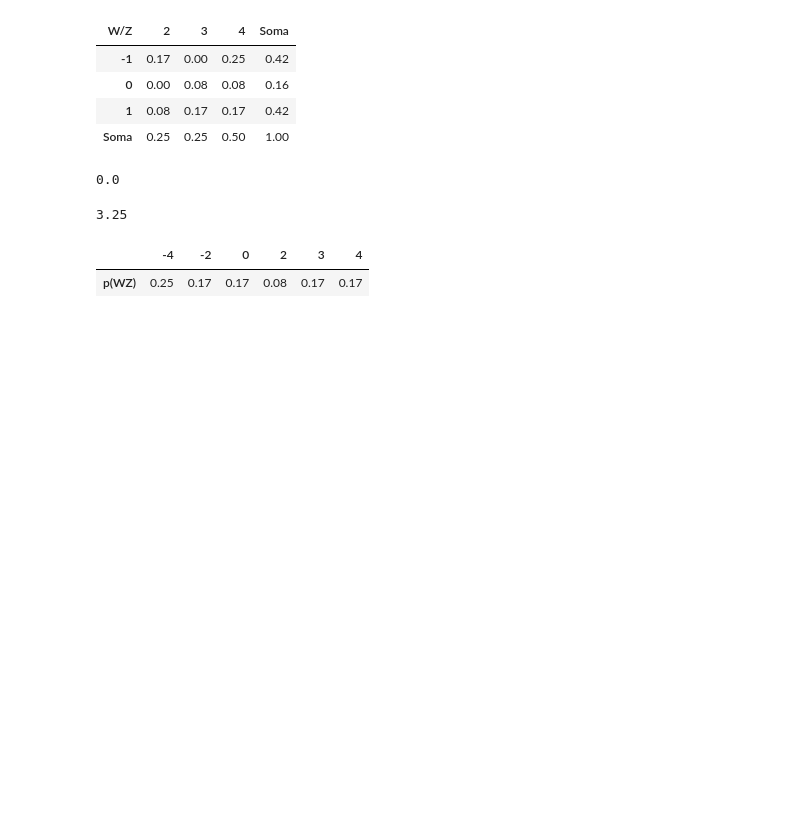
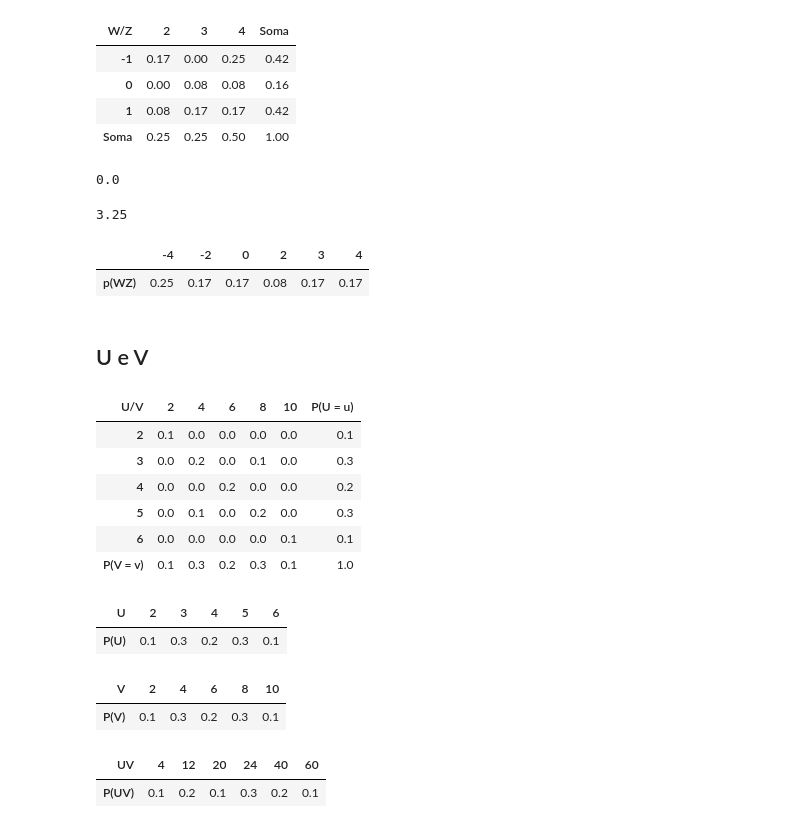
Before and after one commit to daniloyuudi/bonato, a Jupyter notebook: Exemplos_Aula_05.ipynb, the cells around one changed output. Drawn from its saved outputs; the diff is of its cells as text; code cells hidden in the pictures; blank space fills up the shorter version.

```diff
--- a/Exemplos_Aula_05.ipynb
+++ b/Exemplos_Aula_05.ipynb
@@ -527,3 +527,51 @@ dt_WZ
 # %% [output]
 |  | -4 | -2 | 0 | 2 | 3 | 4 |
 | p(WZ) | 0.25 | 0.17 | 0.17 | 0.08 | 0.17 | 0.17 |
+# %% [markdown]
+## U e V
+# %%
+data = [
+    [0.1, 0, 0, 0, 0, 0.1],
+    [0, 0.2, 0, 0.1, 0, 0.3],
+    [0, 0, 0.2, 0, 0, 0.2],
+    [0, 0.1, 0, 0.2, 0, 0.3],
+    [0, 0, 0, 0, 0.1, 0.1],
+    [0.1, 0.3, 0.2, 0.3, 0.1, 1]
+]
+index = [2, 3, 4, 5, 6, "P(V = v)"]
+columns = [2, 4, 6, 8, 10, "P(U = u)"]
+dt_UV = pd.DataFrame(data, index = index, columns = columns)
+dt_UV.columns.name = "U/V"
+dt_UV
+# %% [output]
+| U/V | 2 | 4 | 6 | 8 | 10 | P(U = u) |
+| 2 | 0.1 | 0.0 | 0.0 | 0.0 | 0.0 | 0.1 |
+| 3 | 0.0 | 0.2 | 0.0 | 0.1 | 0.0 | 0.3 |
+| 4 | 0.0 | 0.0 | 0.2 | 0.0 | 0.0 | 0.2 |
+| 5 | 0.0 | 0.1 | 0.0 | 0.2 | 0.0 | 0.3 |
+| 6 | 0.0 | 0.0 | 0.0 | 0.0 | 0.1 | 0.1 |
+| P(V = v) | 0.1 | 0.3 | 0.2 | 0.3 | 0.1 | 1.0 |
+# %%
+marg_U = pd.DataFrame(columns = [2, 3, 4, 5, 6])
+marg_U.columns.name = "U"
+marg_U.loc["P(U)"] = [0.1, 0.3, 0.2, 0.3, 0.1]
+marg_U
+# %% [output]
+| U | 2 | 3 | 4 | 5 | 6 |
+| P(U) | 0.1 | 0.3 | 0.2 | 0.3 | 0.1 |
+# %%
+marg_V = pd.DataFrame(columns = [2, 4, 6, 8, 10])
+marg_V.columns.name = "V"
+marg_V.loc["P(V)"] = [0.1, 0.3, 0.2, 0.3, 0.1]
+marg_V
+# %% [output]
+| V | 2 | 4 | 6 | 8 | 10 |
+| P(V) | 0.1 | 0.3 | 0.2 | 0.3 | 0.1 |
+# %%
+marg_UV = pd.DataFrame(columns = [4, 12, 20, 24, 40, 60])
+marg_UV.columns.name = "UV"
+marg_UV.loc["P(UV)"] = [0.1, 0.2, 0.1, 0.3, 0.2, 0.1]
+marg_UV
+# %% [output]
+| UV | 4 | 12 | 20 | 24 | 40 | 60 |
+| P(UV) | 0.1 | 0.2 | 0.1 | 0.3 | 0.2 | 0.1 |
```
Also changed, not shown: parts of 1 cell of this notebook, 1 other file.
